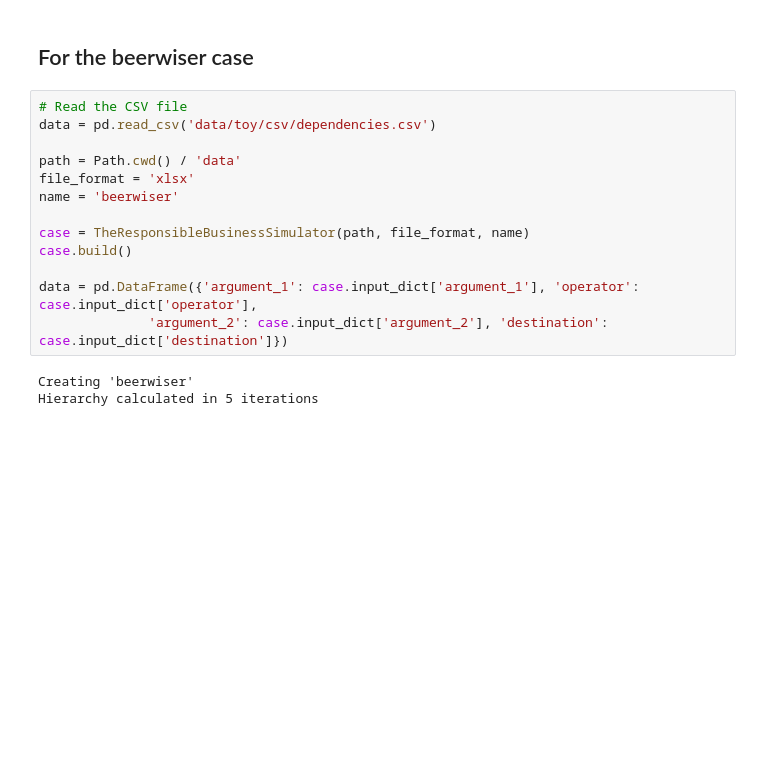
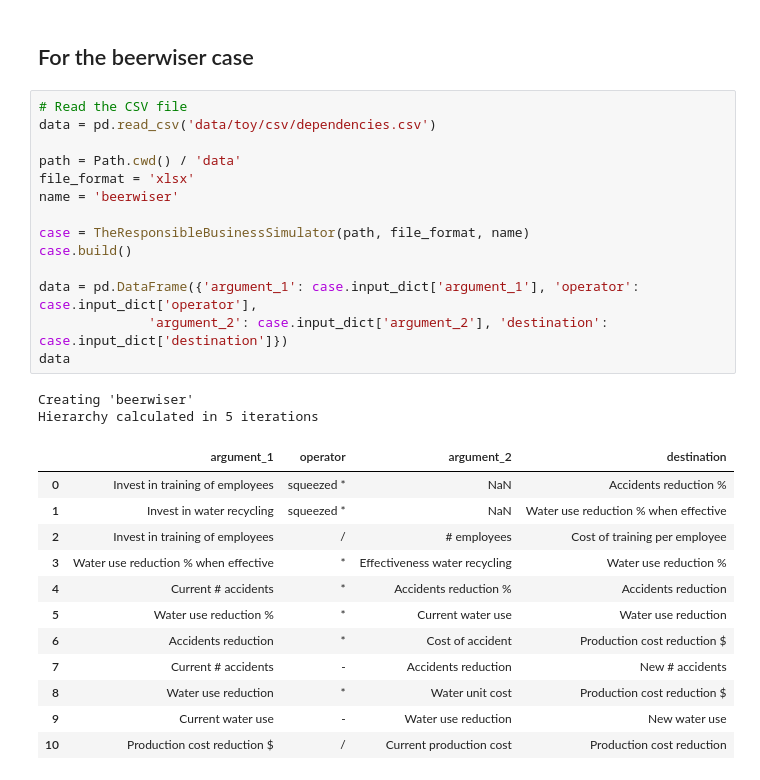
Before and after one commit to ymmath/trbs, a Jupyter notebook: model/dependency_tree_playground.ipynb, the cells around one changed output. Saved outputs shown, nothing was run; the diff lists cells and outputs as text; blank space fills up the shorter version.

```diff
--- a/model/dependency_tree_playground.ipynb
+++ b/model/dependency_tree_playground.ipynb
@@ -189,19 +199,32 @@ example.html
 # %%
 # Read the CSV file
 data = pd.read_csv('data/toy/csv/dependencies.csv')
 
 path = Path.cwd() / 'data'
 file_format = 'xlsx'
 name = 'beerwiser'
 
 case = TheResponsibleBusinessSimulator(path, file_format, name)
 case.build()
 
 data = pd.DataFrame({'argument_1': case.input_dict['argument_1'], 'operator': case.input_dict['operator'],
               'argument_2': case.input_dict['argument_2'], 'destination': case.input_dict['destination']})
+data
 # %% [output]
 Creating 'beerwiser'
 Hierarchy calculated in 5 iterations
+|  | argument_1 | operator | argument_2 | destination |
+| 0 | Invest in training of employees | squeezed * | NaN | Accidents reduction % |
+| 1 | Invest in water recycling | squeezed * | NaN | Water use reduction % when effective |
+| 2 | Invest in training of employees | / | # employees | Cost of training per employee |
+| 3 | Water use reduction % when effective | * | Effectiveness water recycling | Water use reduction % |
+| 4 | Current # accidents | * | Accidents reduction % | Accidents reduction |
+| 5 | Water use reduction % | * | Current water use | Water use reduction |
+| 6 | Accidents reduction | * | Cost of accident | Production cost reduction $ |
+| 7 | Current # accidents | - | Accidents reduction | New # accidents |
+| 8 | Water use reduction | * | Water unit cost | Production cost reduction $ |
+| 9 | Current water use | - | Water use reduction | New water use |
+| 10 | Production cost reduction $ | / | Current production cost | Production cost reduction |
 # %%
 # Initialize a directed graph
 G = nx.DiGraph()
```
Also changed, not shown: parts of 5 cells of this notebook, 1 other file.
